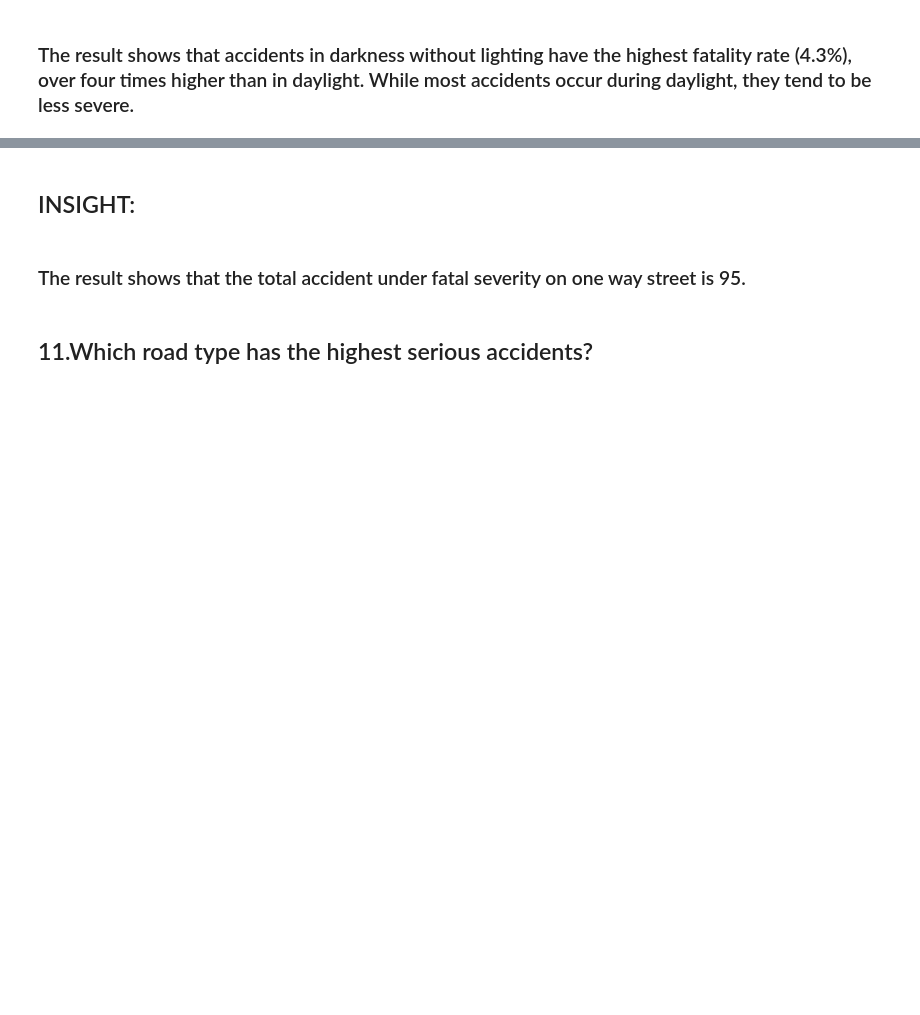
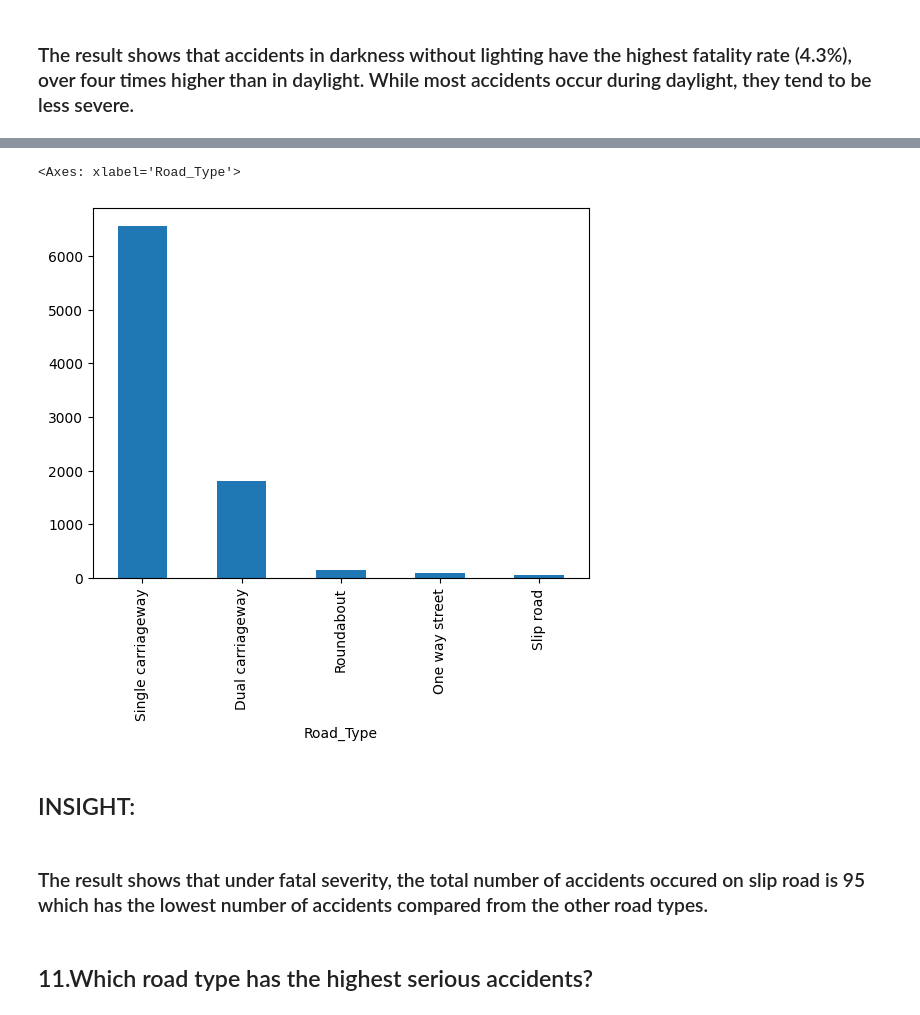
Before and after one commit to ShrlnH/ELEC303-DATA-ANALYTICS-HABITO, a Jupyter notebook: ELEC03-3A/Activity2.ipynb, the cells around one changed output, grey strips where cells are left out. Drawn from its saved outputs; the diff is of its cells as text; code cells hidden in the pictures; blank space fills up the shorter version.

```diff
--- a/ELEC03-3A/Activity2.ipynb
+++ b/ELEC03-3A/Activity2.ipynb
@@ -276,10 +406,15 @@ Roundabout             142
 One way street          95
 Slip road               49
 Name: count, dtype: int64
+# %%
+accident[accident['Accident_Severity']=='Fatal']['Road_Type'].value_counts().plot(kind = 'bar')
+# %% [output]
+<Axes: xlabel='Road_Type'>
+[figure, added]
 # %% [markdown]
 <h2>INSIGHT:</h2>
 # %% [markdown]
-<h3>The result shows that the total accident under fatal severity on one way street is 95.</h3>
+<h3>The result shows that under fatal severity, the total number of accidents occured on slip road is 95 which has the lowest number of accidents compared from the other road types.</h3>
 # %% [markdown]
 <h2>11.Which road type has the highest serious accidents?</h2>
 # %%
```
Also changed, not shown: parts of 102 cells of this notebook, 1 other file.
